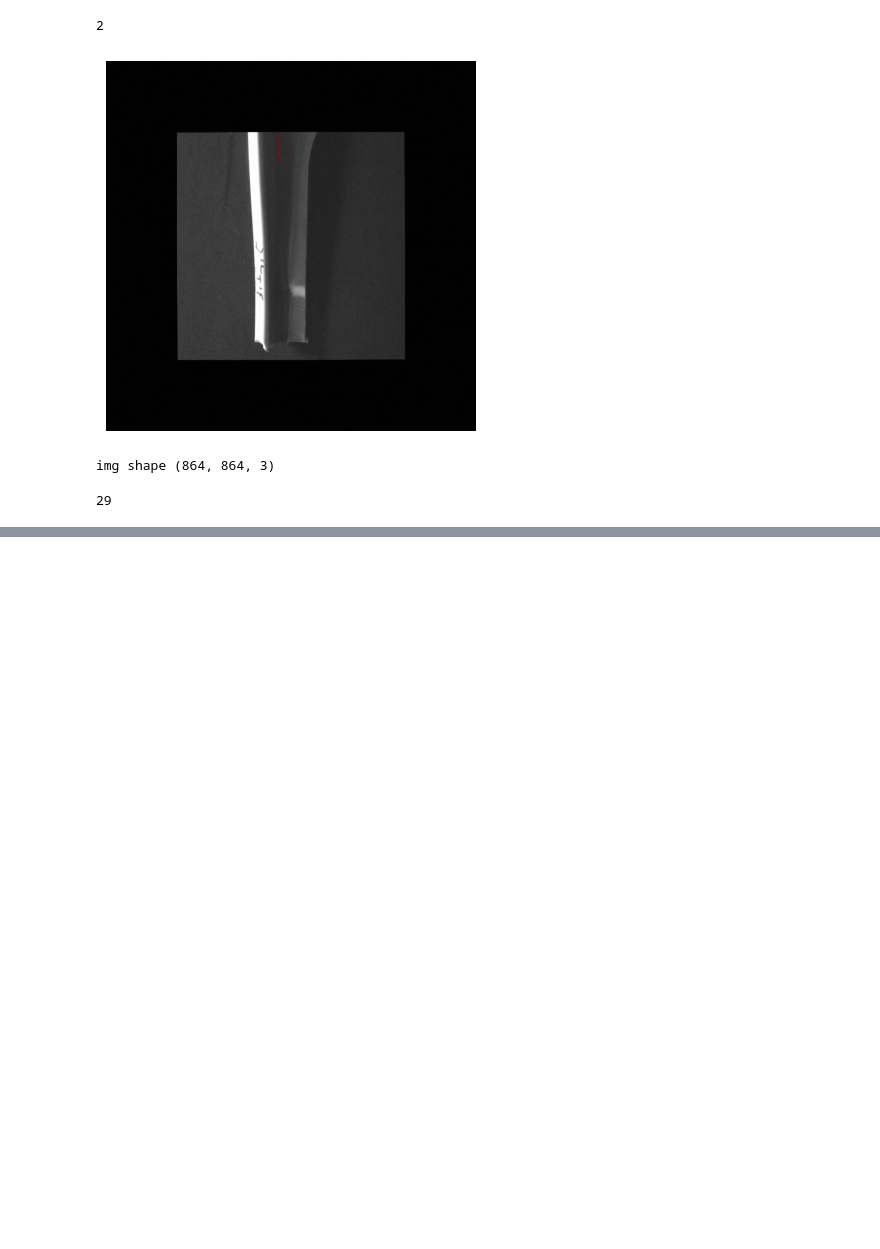
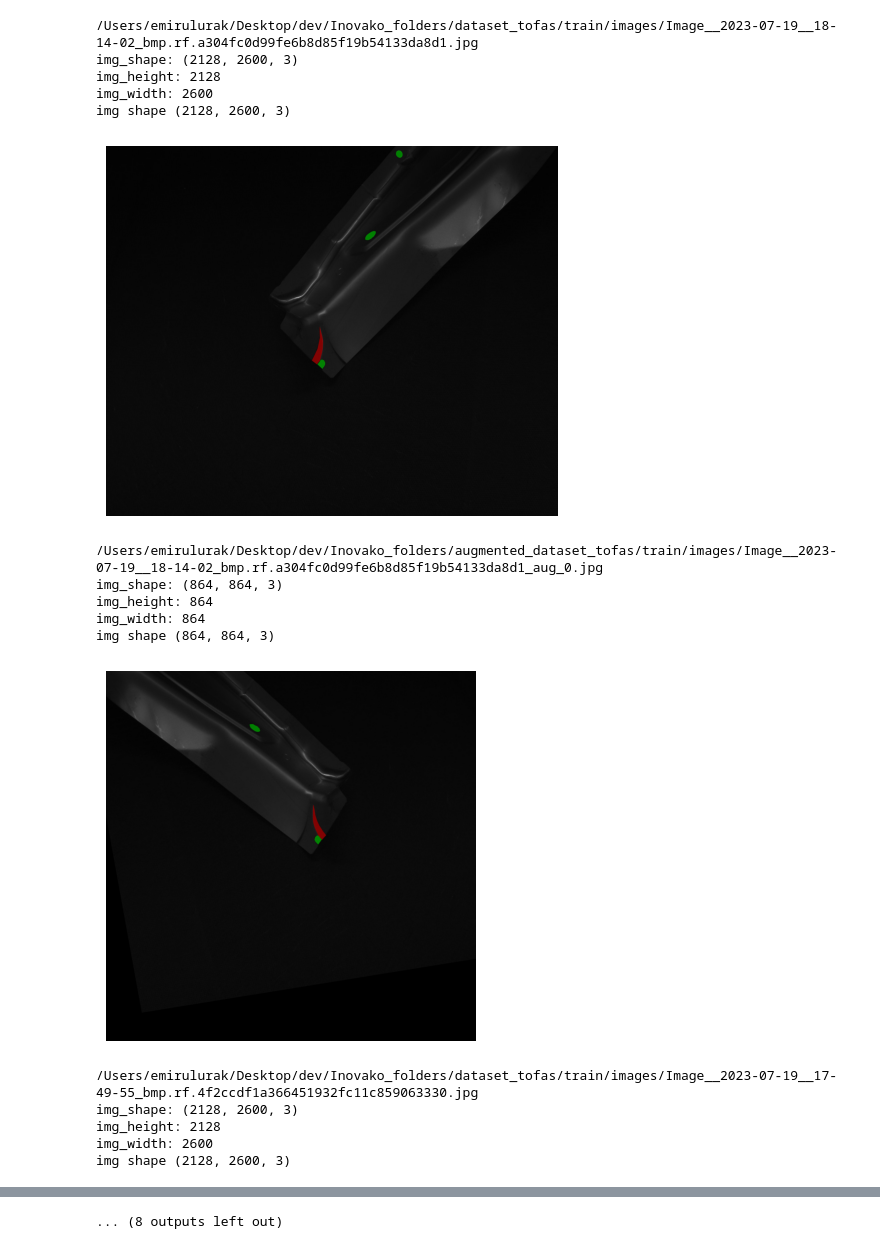
Before and after one commit to imemmul/Inovako, a Jupyter notebook: Tofas/dataset_preparation/augmentation/data_visualization.ipynb, the cells around one changed output, grey strips where cells are left out. Cells and saved outputs as stored; diff of their text form; code cells hidden in the pictures; blank space fills up the shorter version.

Commit message:
latest augmentation

```diff
--- a/Tofas/dataset_preparation/augmentation/data_visualization.ipynb
+++ b/Tofas/dataset_preparation/augmentation/data_visualization.ipynb
@@ -1,32 +1,40 @@
-# %%
-DATASET_DIR = "../dataset/train/"
-import os
-print(len(os.listdir(DATASET_DIR)))
-from data_augmentation import draw_annotations
-img_dir = "/home/emir/Desktop/dev/Inovako/projet_secret/augmented_dataset/train/images/"
-label_dir = "/home/emir/Desktop/dev/Inovako/projet_secret/augmented_dataset/train/labels/"
-ori_img_dir = "../dataset/train/images/"
-ori_annot_dir = "../dataset/train/labels/"
-img_dir, label_dir
-# exp11000-V1-2-Yirtik-_bmp.rf.9ae9ab8147d0844502f6c6f2afbac8fc
-img = "/home/emir/Desktop/dev/Inovako/projet_secret/augmented_dataset/train/images/exp11000-V1-2-Yirtik-_bmp.rf.9ae9ab8147d0844502f6c6f2afbac8fc_aug_0.jpg"
-label = "/home/emir/Desktop/dev/Inovako/projet_secret/augmented_dataset/train/labels/exp11000-V1-2-Yirtik-_bmp.rf.9ae9ab8147d0844502f6c6f2afbac8fc_aug_0.txt"
-# draw_annotations(img_dir=ori_img_dir, annot_dir=ori_annot_dir)
-import time
-# for dir in os.listdir(img_dir):
-#     img = os.path.join(img_dir, dir)
-#     label = os.path.join(label_dir, dir[:-3]+"txt")
-#     ori_img = os.path.join(ori_img_dir, dir[4:])
-#     ori_label = os.path.join(ori_annot_dir, dir[4:][:-3]+"txt")
-#     draw_annotations(img_dir=img, annot_dir=label, aug=True)
-#     draw_annotations(img_dir=ori_img, annot_dir=ori_label, aug=False)
-#     time.sleep(1)
-draw_annotations(img_dir=img, annot_dir=label, aug=True)
-# %% [output]
-2
-[figure, removed]
-img shape (864, 864, 3)
-# %%
-print(len(os.listdir("../dataset//valid/images/")))
-# %% [output]
-29
+# %%
+import os
+from data_augmentation import draw_annotations, crop_images_and_annotations, augment_data
+dataset_dir = "/Users/emirulurak/Desktop/dev/Inovako_folders/dataset_tofas/"
+splits = ["train", "valid", "test"]
+augment_dataset_dir = "/Users/emirulurak/Desktop/dev/Inovako_folders/augmented_dataset_tofas/"
+# %%
+total_images = 0
+for split in splits:
+    print(len(os.listdir(f"{dataset_dir}{split}/images")))
+    total_images += len(os.listdir(f"{dataset_dir}{split}/images"))
+print(f"Total images: {total_images}")
+# %%
+# # visualization of tofas dataset
+for split in splits:
+    for dir in os.listdir(f"{dataset_dir}{split}/images/"):
+        img_dir = os.path.join(f"{dataset_dir}{split}/images/", dir)
+        annot_dir = f"{dataset_dir}{split}/labels/{dir[:-3]}txt"
+        img_aug_dir = os.path.join(f"{augment_dataset_dir}{split}/images/", f"{dir[:-4]}_aug_0.jpg")
+        annot_aug_dir = os.path.join(f"{augment_dataset_dir}{split}/labels/", f"{dir[:-4]}_aug_0.txt")
+        draw_annotations(img_dir=img_dir, annot_dir=annot_dir, aug=False)
+        draw_annotations(img_dir=img_aug_dir, annot_dir=annot_aug_dir, aug=False)
+# %% [output]
+/Users/emirulurak/Desktop/dev/Inovako_folders/dataset_tofas/train/images/Image__2023-07-19__18-14-02_bmp.rf.a304fc0d99fe6b8d85f19b54133da8d1.jpg
+img_shape: (2128, 2600, 3)
+img_height: 2128
+img_width: 2600
+img shape (2128, 2600, 3)
+[figure, added]
+/Users/emirulurak/Desktop/dev/Inovako_folders/augmented_dataset_tofas/train/images/Image__2023-07-19__18-14-02_bmp.rf.a304fc0d99fe6b8d85f19b54133da8d1_aug_0.jpg
+img_shape: (864, 864, 3)
+img_height: 864
+img_width: 864
+img shape (864, 864, 3)
+[figure, added]
+/Users/emirulurak/Desktop/dev/Inovako_folders/dataset_tofas/train/images/Image__2023-07-19__17-49-55_bmp.rf.4f2ccdf1a366451932fc11c859063330.jpg
+img_shape: (2128, 2600, 3)
+img_height: 2128
+img_width: 2600
+img shape (2128, 2600, 3)
@@ -32,0 +60 @@ print(len(os.listdir("../dataset//valid/images/")))
+... (8 outputs left out)
```
Also changed, not shown: parts of 4 cells of this notebook, 41 other files.
